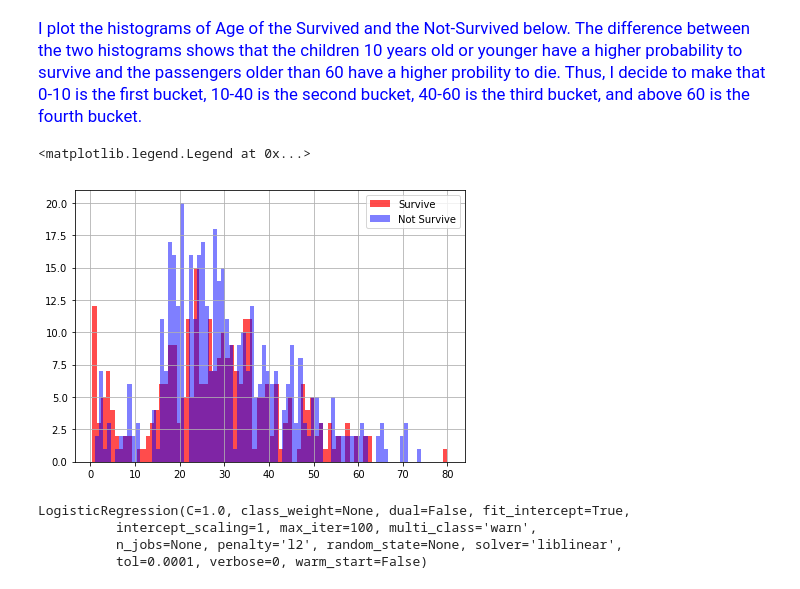
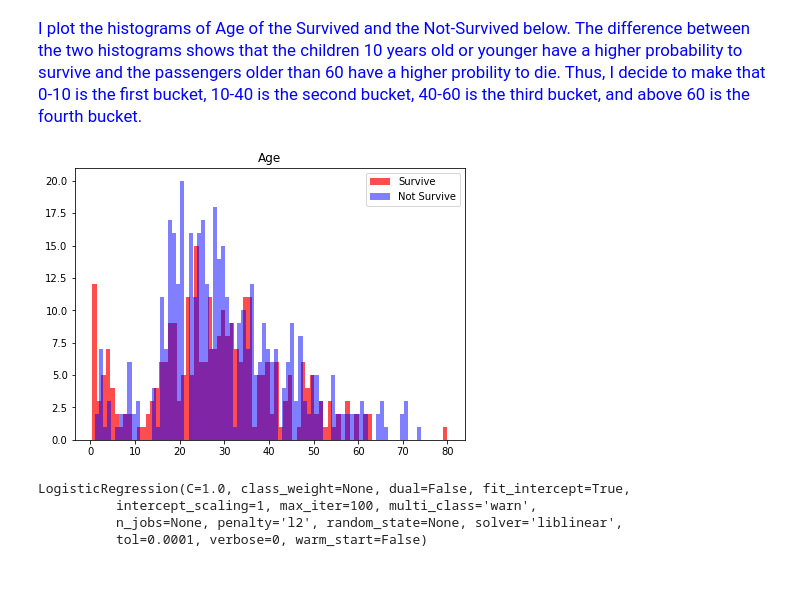
Before and after one commit to uhasan1/FRE-7773-Machine-Learning-2019, a Jupyter notebook: Assignment/Huang_Guoqin_Assignment_2.ipynb, the cells around one changed output. Cells and saved outputs as stored; diff of their text form; code cells hidden in the pictures.

```diff
--- a/Assignment/Huang_Guoqin_Assignment_2.ipynb
+++ b/Assignment/Huang_Guoqin_Assignment_2.ipynb
@@ -65,8 +65,8 @@ You may obtain the train and test datasets from the repository using code from t
 import pandas as pd
 import os
 
-## NOTEBOOK_ROOT = "~/Notebooks/NYU"
-NOTEBOOK_ROOT = "~/Desktop/7773 Machine Learning/ML_Spring_2019"
+NOTEBOOK_ROOT = "~/Notebooks/NYU"
+# NOTEBOOK_ROOT = "~/Desktop/7773 Machine Learning/ML_Spring_2019"
 TITANIC_PATH = os.path.join( NOTEBOOK_ROOT, "external/jack-dies", "data")
 
 train_data = pd.read_csv( os.path.join(TITANIC_PATH, "train.csv") )
@@ -244,12 +244,13 @@ The difference between the two histograms shows that the children 10 years old o
 # %%
 fig = plt.figure(figsize=(7,5))
 ax = fig.add_subplot(111)
 ax = train_data[train_data["Survived"] == 1]["Age"].hist(bins=80, color="red", alpha=0.7, label="Survive")
 ax = train_data[train_data["Survived"] == 0]["Age"].hist(bins=80, color="blue", alpha=0.5, label="Not Survive")
-ax.legend()
+ax.set_title("Age")
+plt.legend()
+plt.grid()
 # %% [output]
-<matplotlib.legend.Legend at 0x...>
-[figure, old version]
+[figure, new version]
 # %%
 def AgeCat(x):
     if x < 10:
```
Also changed, not shown: parts of 1 cell of this notebook, 2 other files.
